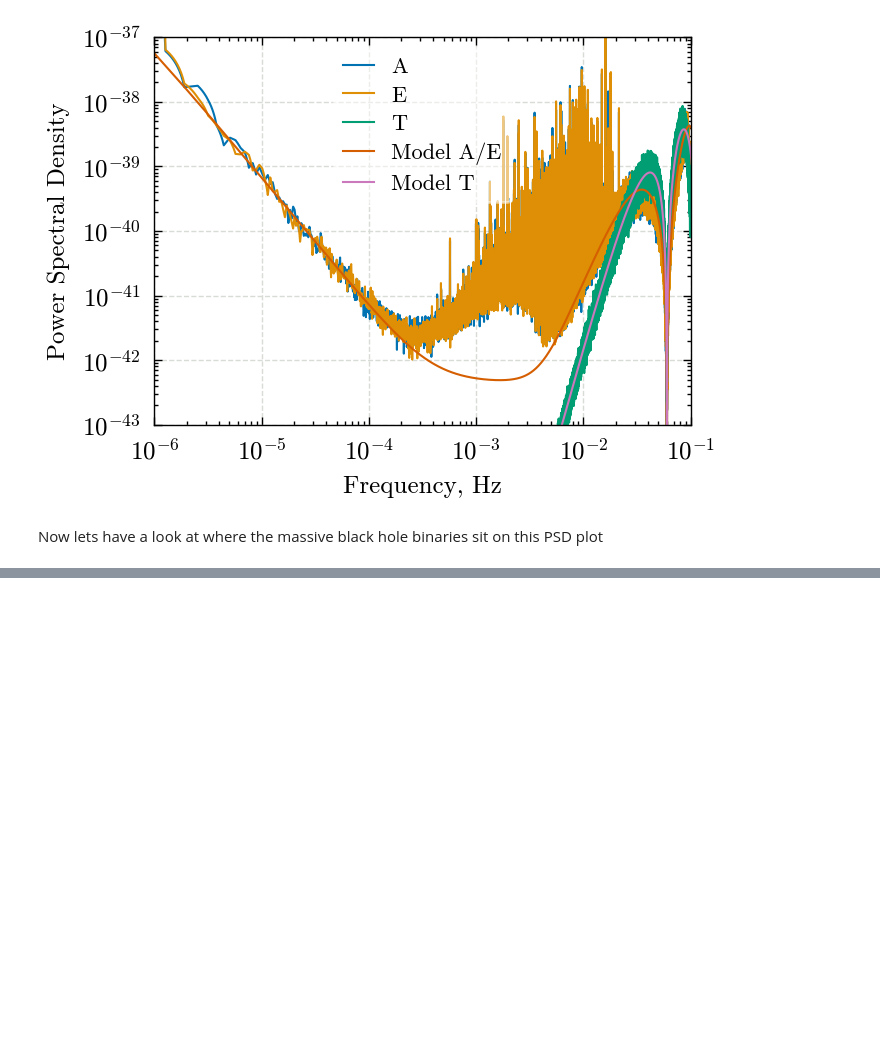
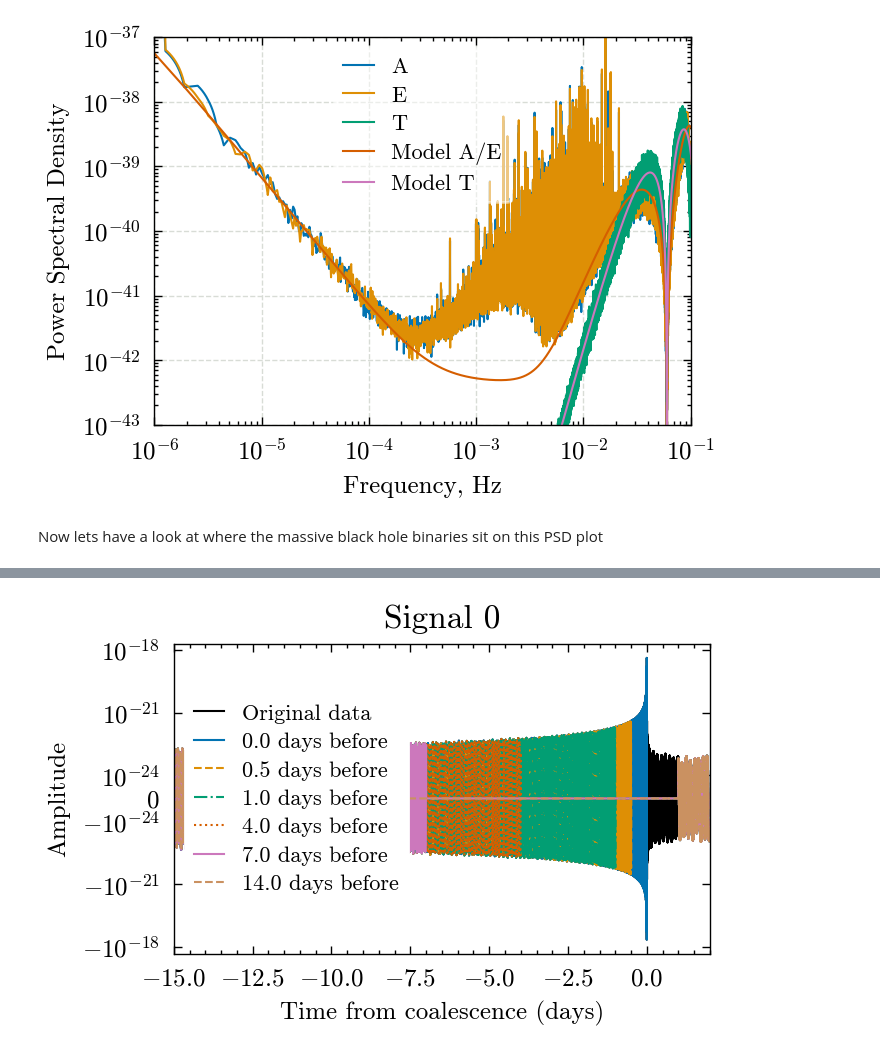
Before and after one commit to icg-gravwaves/lisa_premerger_sangria, a Jupyter notebook: estimate_psds/estimate_psds.ipynb, the cells around one changed output, grey strips where cells are left out. Drawn from its saved outputs; the diff is of its cells as text; code cells hidden in the pictures; blank space fills up the shorter version.

```diff
--- a/estimate_psds/estimate_psds.ipynb
+++ b/estimate_psds/estimate_psds.ipynb
@@ -368,3 +312,64 @@ for time_before in times_before:
+# %%
+ts_linestyles = {
+    tb: (ls, col) for tb, ls, col in zip(
+        times_before,
+        ['-','--', '-.', ':', '-', '--', '-.'],
+        plt.rcParams['axes.prop_cycle'].by_key()['color']
+    )
+}
+
+for i, mbhb in enumerate(mbhbs[:1]):
+    # This is useful for debugging - check that the data we will use to make the mbhb plots are
+    # actually being cut. But it can take a while, so we just do signal 0
+    # To do all of the signals, remove the [:1] from the line above
+    fig, ax = plt.subplots()
+    # cut the series for plotting, so that it doesnt take forever
+    # Extended plot range to see the full zeroed region
+    plot_start = mbhb['CoalescenceTime'] - 15 * 86400
+    plot_start_idx = max(
+        int(plot_start / mbhb_A_t_removed.delta_t),
+        0
+    )
+    plot_end = mbhb['CoalescenceTime'] + 86400 * 2  # Extended to 10 days after
+    plot_end_idx = min(
+        int(plot_end / mbhb_A_t_removed.delta_t),
+        len(mbhb_A_t_removed)
+    )
+    plot_slice = slice(plot_start_idx, plot_end_idx)
+    plot_times = (mbhb_A_t_removed.sample_times[plot_slice] - mbhb['CoalescenceTime']) / 86400
+
+    # First, plot the un-removed data
+    ax.plot(
+        plot_times,
+        A_mbhb_ts.data[plot_slice],
+        c='k',
+        label='Original data'
+    )
+    # ax.plot(
+    #     plot_times,
+    #     E_mbhb_ts.data[plot_slice],
+    #     c='k',
+    #     linestyle='-',
+    # )
+
+    for time_before in times_before:
+        ax.plot(
+            plot_times,
+            mbhb_A_ts_removed[time_before][plot_slice],
+            c=ts_linestyles[time_before][1],
+            linestyle=ts_linestyles[time_before][0],
+            label=f'{time_before:.1f} days before'
+        )
+
+
+    ax.set_yscale('symlog', linthresh=1e-24)
+    ax.set_title(f'Signal {i}')
+    ax.legend(loc='center left', framealpha=1)
+    ax.set_xlabel('Time from coalescence (days)')
+    ax.set_ylabel('Amplitude')
+    ax.set_xlim([-15, 2])
+# %% [output]
+[figure, added]
 # %%
 psd_linestyles = {
     tb: (ls, col) for tb, ls, col in zip(
```
Also changed, not shown: parts of 5 cells of this notebook, 2 other files.
